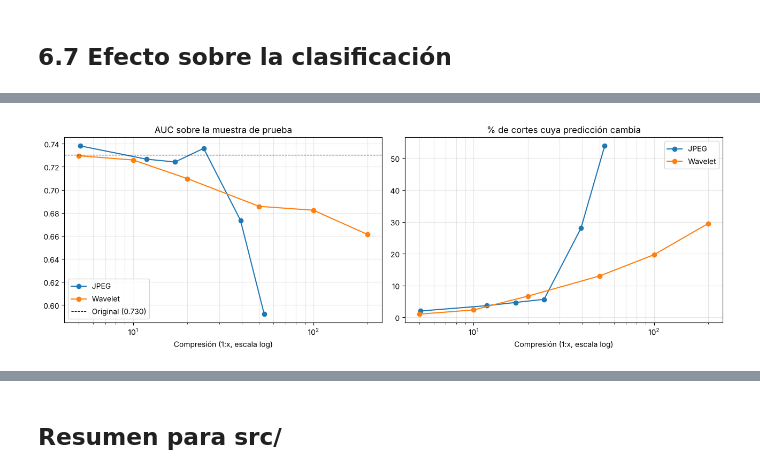
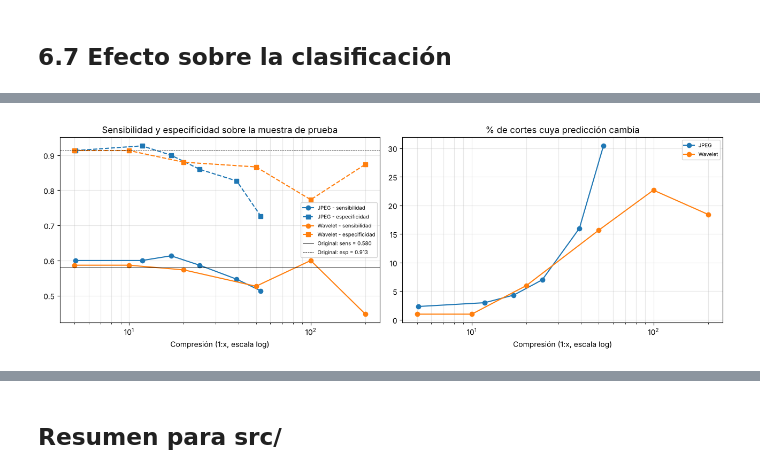
Before and after one commit to tobias-del/PSIB2026Q2-TPI-Grupo07-Barboza-Casais-Mitchelena, a Jupyter notebook: Notebooks/06_COMPRESION.ipynb, the cells around one changed output, grey strips where cells are left out. Saved outputs shown, nothing was run; the diff lists cells and outputs as text; code cells hidden in the pictures.

Commit message:
modfique la clasificación y en consecuencia compresion

```diff
--- a/Notebooks/06_COMPRESION.ipynb
+++ b/Notebooks/06_COMPRESION.ipynb
@@ -362,21 +366,21 @@ plt.show()
 # %% [markdown]
 ## 6.7 Efecto sobre la clasificación
 # %%
-# El clasificador (entrenado con imágenes originales en 6.1) se aplica a las características de cada versión
-comp["Eje_axial"] = (comp["Eje"] == "Axial").astype(int)
+# La regla (umbrales fijados con imágenes originales en 6.1) se aplica a las características de cada versión
 comp["y"] = (comp["Clase"] == "MS").astype(int)
-comp["p"] = np.nan
-ok_feat = comp[CARACTERISTICAS].notna().all(axis=1)
-comp.loc[ok_feat, "p"] = clf.predict_proba(comp.loc[ok_feat, CARACTERISTICAS].to_numpy())[:, 1]
-p0 = comp[comp["Metodo"] == "Original"].set_index("Ruta")["p"]
-comp["Cambia_prediccion"] = (comp["p"] >= 0.5) != (comp["Ruta"].map(p0) >= 0.5)
+cols_regla = [c for c, _ in REGLA]
+ok_feat = comp[cols_regla].notna().all(axis=1)
+comp["pred"] = np.nan
+comp.loc[ok_feat, "pred"] = aplicar_regla(comp[ok_feat], umbrales).astype(float)
+p0 = comp[comp["Metodo"] == "Original"].set_index("Ruta")["pred"]
+comp["Cambia_prediccion"] = comp["pred"] != comp["Ruta"].map(p0)
 
 filas = []
 for (metodo, nivel), d in comp.groupby(["Metodo", "Nivel"], sort=False):
-    d = d.dropna(subset=["p"])
-    filas.append({"Metodo": metodo, "Nivel": nivel, "n": len(d), **metricas(d["y"].to_numpy(), d["p"].to_numpy()),
+    d = d.dropna(subset=["pred"])
+    filas.append({"Metodo": metodo, "Nivel": nivel, "n": len(d), **metricas(d["y"].to_numpy(), d["pred"].to_numpy()),
                   "% predicciones que cambian": 100 * d["Cambia_prediccion"].mean()})
 clas = pd.DataFrame(filas).set_index(["Metodo", "Nivel"])
 clas["Compresion"] = calidad["Compresion"].reindex(clas.index)
-clas[["Compresion", "n", "AUC", "Sensibilidad", "Especificidad", "% predicciones que cambian"]].round(3)
+clas[["Compresion", "n", "Sensibilidad", "Especificidad", "Exactitud balanceada", "% predicciones que cambian"]].round(3)
 # %% [output]
@@ -398,15 +402,18 @@ clas[["Compresion", "n", "AUC", "Sensibilidad", "Especificidad", "% predicciones
 # %%
 fig, axs = plt.subplots(1, 2, figsize=(13, 4.5))
-auc0 = clas.loc[("Original", "-"), "AUC"]
+eb0 = clas.loc[("Original", "-"), "Exactitud balanceada"]
 for metodo, color in [("JPEG", "tab:blue"), ("Wavelet", "tab:orange")]:
     d = clas.loc[metodo]
-    axs[0].plot(d["Compresion"], d["AUC"], "o-", color=color, label=metodo)
+    axs[0].plot(d["Compresion"], d["Sensibilidad"], "o-", color=color, label=f"{metodo} - sensibilidad")
+    axs[0].plot(d["Compresion"], d["Especificidad"], "s--", color=color, label=f"{metodo} - especificidad")
     axs[1].plot(d["Compresion"], d["% predicciones que cambian"], "o-", color=color, label=metodo)
-axs[0].axhline(auc0, color="k", ls="--", lw=0.8, label=f"Original ({auc0:.3f})")
-for ax, t in zip(axs, ["AUC sobre la muestra de prueba", "% de cortes cuya predicción cambia"]):
+o = clas.loc[("Original", "-")]
+axs[0].axhline(o["Sensibilidad"], color="k", ls="-", lw=0.6, label=f"Original: sens = {o['Sensibilidad']:.3f}")
+axs[0].axhline(o["Especificidad"], color="k", ls="--", lw=0.6, label=f"Original: esp = {o['Especificidad']:.3f}")
+for ax, t in zip(axs, ["Sensibilidad y especificidad sobre la muestra de prueba", "% de cortes cuya predicción cambia"]):
     ax.set_xscale("log"); ax.set_xlabel("Compresión (1:x, escala log)"); ax.set_title(t)
-    ax.grid(True, alpha=0.3, which="both"); ax.legend()
+    ax.grid(True, alpha=0.3, which="both"); ax.legend(fontsize=7)
 plt.tight_layout()
 plt.show()
 # %% [output]
-[figure, old version]
+[figure, new version]
```
Also changed, not shown: parts of 14 cells of this notebook, 4 other files.
